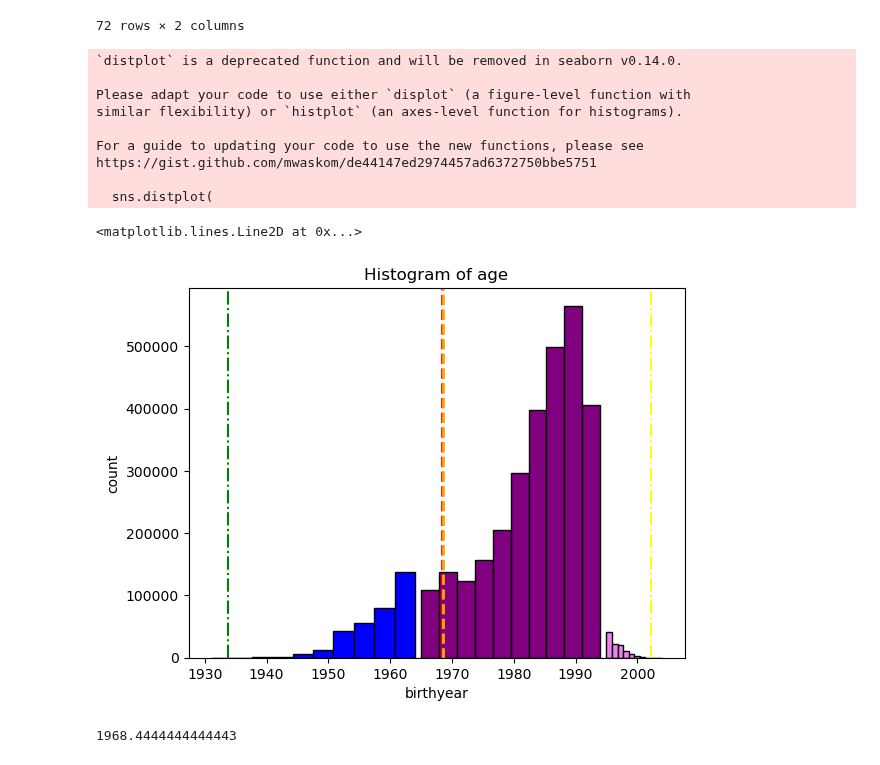
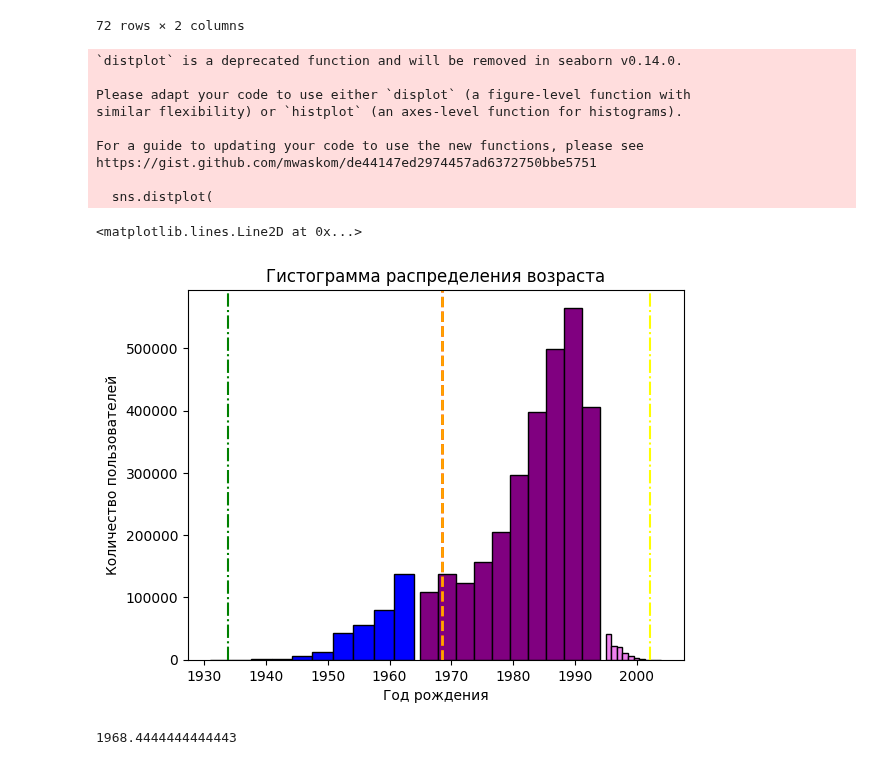
Before and after one commit to kapibarr/big-data-project, a Jupyter notebook: Gender-Age.ipynb, the cells around one changed output. Drawn from its saved outputs; the diff is of its cells as text; code cells hidden in the pictures.

```diff
--- a/Gender-Age.ipynb
+++ b/Gender-Age.ipynb
@@ -42,7 +42,7 @@ Text(0.5, 1.0, 'Распределение по полу в 2019 году')
 # %%
 grouped_age = pd.DataFrame(people["birthyear"].value_counts())
 grouped_age = grouped_age.reset_index()
-grouped_age = grouped_age.rename(columns={"index": "birthyear", "birthyear": "count"})
+# grouped_age.rename(columns={"index": "birthyear", "birthyear": "count"}, inplace=True)
 
 grouped_age
 # %% [output]
@@ -107,43 +107,38 @@ plt.hist(
 plt.hist(
     age_student["birthyear"],
     weights=age_student["count"],
     color="violet",
     edgecolor="black",
 )
 
 # seaborn histogram
 sns.distplot(
-    grouped_age["birthyear"],
-    hist=True,
-    kde=False,
-    bins=int(180 / 5),
-    color="blue",
-    hist_kws={"edgecolor": "black"},
+    grouped_age["birthyear"], hist=True, kde=False, bins=int(180 / 5), color="blue"
 )
 # Add labels
-plt.title("Histogram of age")
-plt.xlabel("birthyear")
-plt.ylabel("count")
+plt.title("Гистограмма распределения возраста")
+plt.xlabel("Год рождения")
+plt.ylabel("Количество пользователей")
 mean = np.mean(grouped_age["birthyear"])
 plt.axvline(mean, color="r", linestyle="dashed", linewidth=2)
 median = np.median(grouped_age["birthyear"])
 plt.axvline(median, color="orange", linestyle="dashed", linewidth=2)
 q1 = np.quantile(grouped_age["birthyear"], 0.025)
 q3 = np.quantile(grouped_age["birthyear"], 0.975)
 plt.axvline(q1, color="green", linestyle="-.")
 plt.axvline(q3, color="yellow", linestyle="-.")
 # %% [output]
 `distplot` is a deprecated function and will be removed in seaborn v0.14.0.
 
 Please adapt your code to use either `displot` (a figure-level function with
 similar flexibility) or `histplot` (an axes-level function for histograms).
 
 For a guide to updating your code to use the new functions, please see
 https://gist.github.com/mwaskom/de44147ed2974457ad6372750bbe5751
 
   sns.distplot(
 <matplotlib.lines.Line2D at 0x...>
-[figure, old version]
+[figure, new version]
 # %%
 mean
 # %% [output]
```
Also changed, not shown: parts of 2 cells of this notebook, 2 other files.
